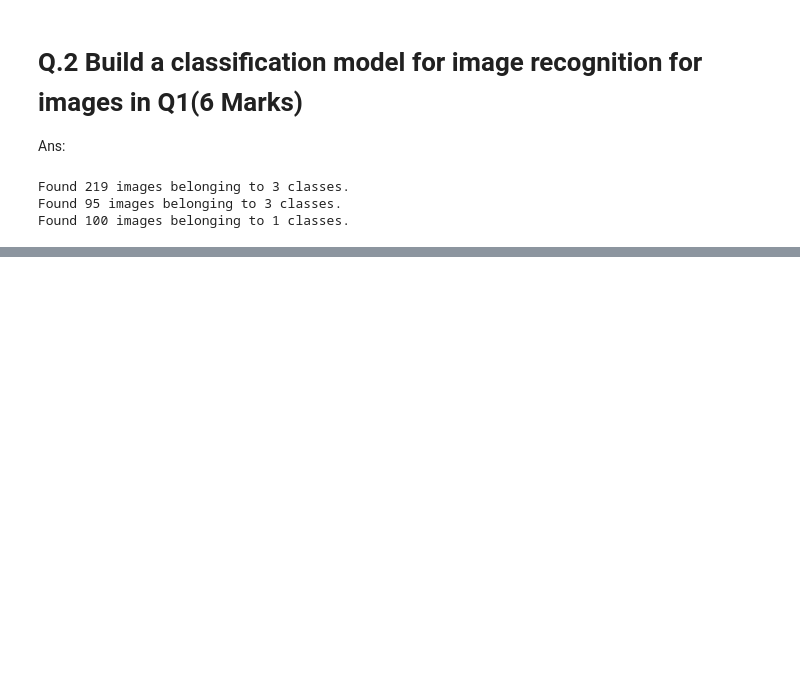
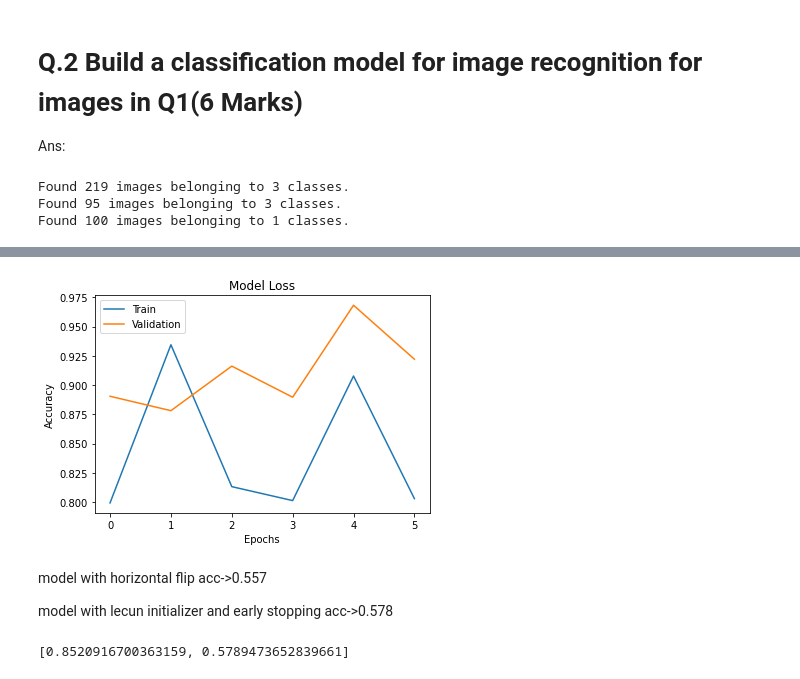
Before and after one commit to vikpy/LearningDeepLearning, a Jupyter notebook: M1_Test_Deep_Learning.ipynb, the cells around one changed output, grey strips where cells are left out. Cells and saved outputs as stored; diff of their text form; code cells hidden in the pictures; blank space fills up the shorter version.

```diff
--- a/M1_Test_Deep_Learning.ipynb
+++ b/M1_Test_Deep_Learning.ipynb
@@ -218,0 +344,21 @@ Found 100 images belonging to 1 classes.
+# %%
+
+import matplotlib.pyplot as plt
+plt.plot(model.history.history["loss"])
+plt.plot(model.history.history["val_loss"])
+plt.title("Model Loss")
+plt.ylabel("Accuracy")
+plt.xlabel("Epochs")
+plt.legend(["Train", "Validation"], loc="best")
+plt.show()
+# %% [output]
+[figure, added]
+# %% [markdown]
+model with horizontal flip acc->0.557
+
+model with lecun initializer and early stopping acc->0.578
+# %%
+# Evaluating the model
+model.evaluate_generator(generator=val_generator)
+# %% [output]
+[0.8520916700363159, 0.5789473652839661]
```
Also changed, not shown: parts of 12 cells of this notebook.
